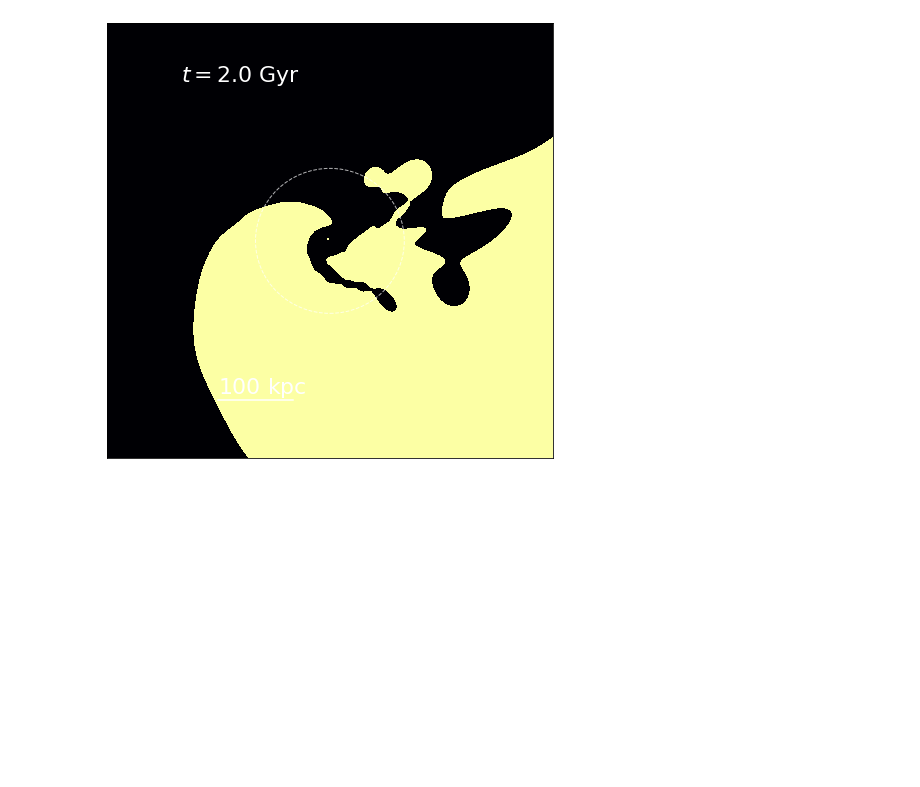
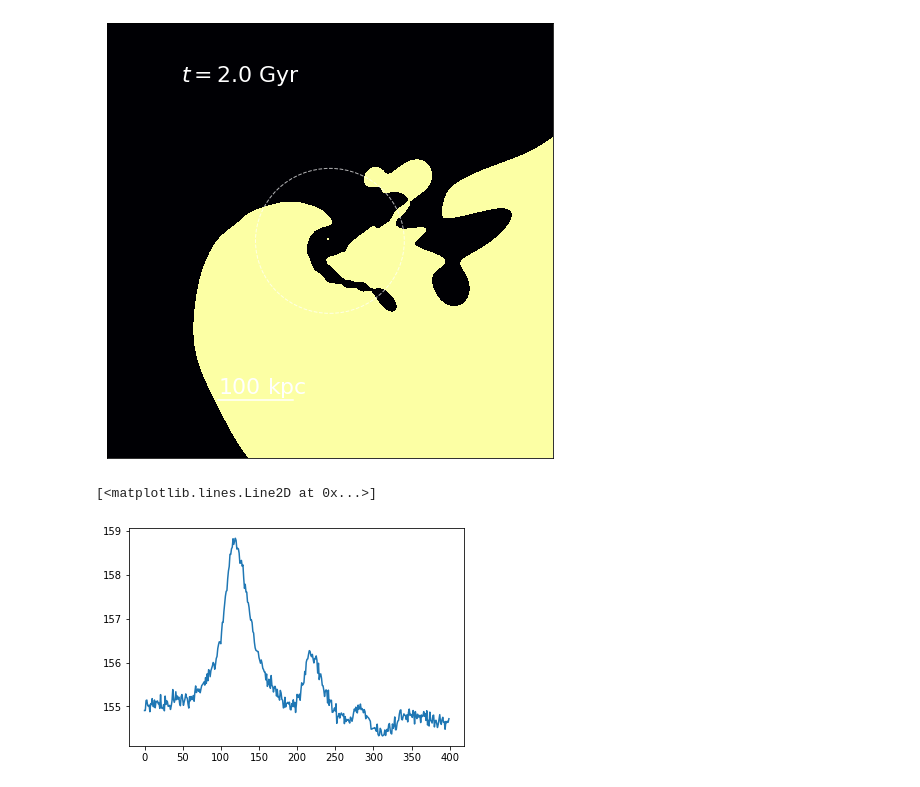
Before and after one commit to jngaravitoc/time-dependent-BFE, a Jupyter notebook: scripts/scf_coefficients/scf_coefficients_tests.ipynb, the cells around one changed output. Saved outputs shown, nothing was run; the diff lists cells and outputs as text; code cells hidden in the pictures; blank space fills up the shorter version.

```diff
--- a/scripts/scf_coefficients/scf_coefficients_tests.ipynb
+++ b/scripts/scf_coefficients/scf_coefficients_tests.ipynb
@@ -70,0 +69,11 @@ Smw_jnlm, Tmw_jnlm, rcom, mw_exp_params =  scf_utils.array_coefficients(coeff_fi
+# %%
+path_to_coeff = "../../data/expansion/MWLMC5_snap_1e6/"
+# %%
+coeff, exp_length, exp_params, rj = scf_utils.array_coefficients(path_to_coeff+"BFE_MWLMC5_grav_MO5_ss_COM_n20_20_nsamp_1e6_host_snap_", 0, 400)
+# %%
+Smwjnlm, Tmwjnlm, Svarjnlm, Tvarjnlm, STvarjnlm = coeff
+# %%
+plt.plot(Smwjnlm[:,0,0,0])
+# %% [output]
+[<matplotlib.lines.Line2D at 0x...>]
+[figure, added]
```
Also changed, not shown: parts of 16 cells of this notebook, 1 other file.
